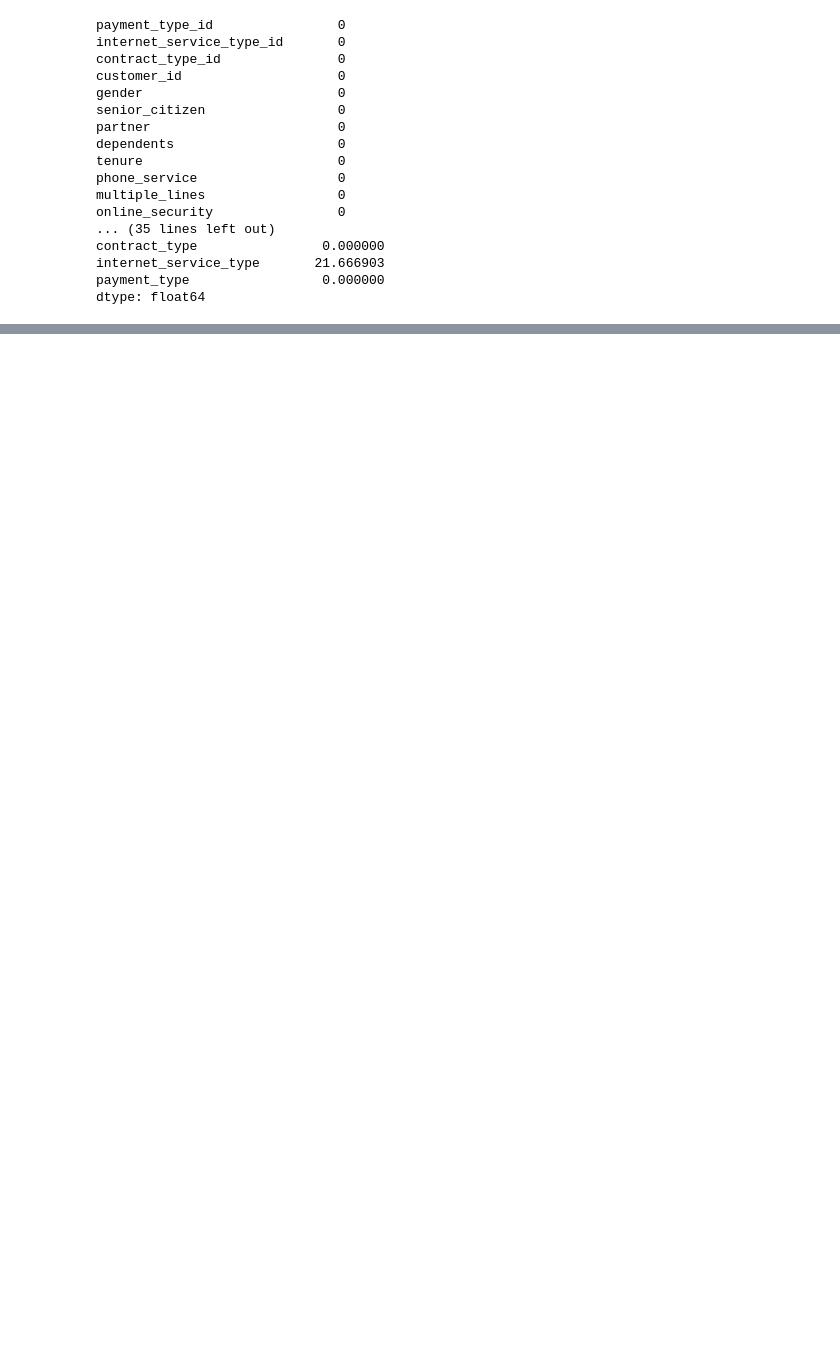
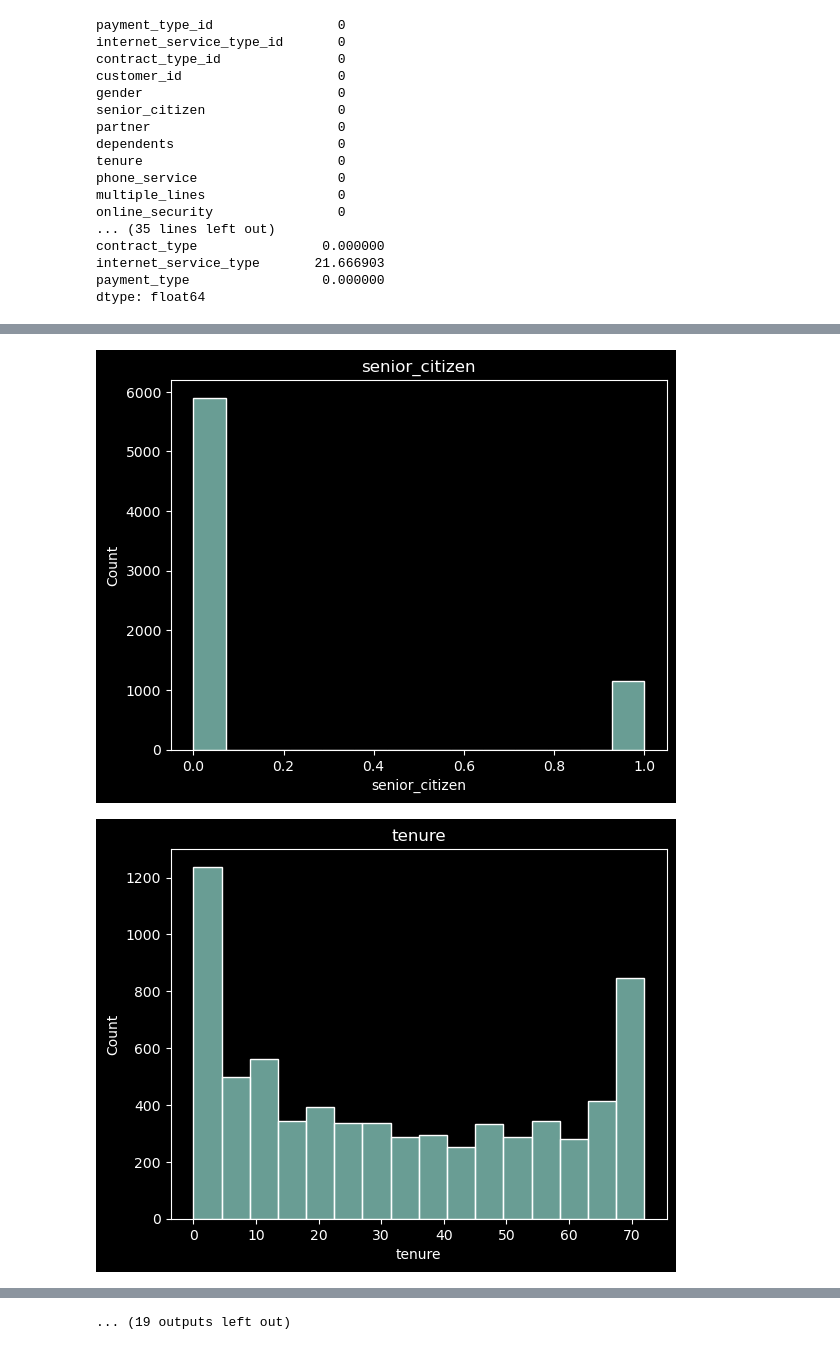
Before and after one commit to Ramiro-Lopez/telco_churn_project, a Jupyter notebook: pap.ipynb, the cells around one changed output, grey strips where cells are left out. Drawn from its saved outputs; the diff is of its cells as text; code cells hidden in the pictures; blank space fills up the shorter version.

```diff
--- a/pap.ipynb
+++ b/pap.ipynb
@@ -399,0 +467,19 @@ def prep_telco(df):
+# %%
+# create an empty list to hold numeric column names
+num_cols = []
+
+# iteratre through all columns
+# check if it is an intiger or float dtype using np.issubdtype()
+# append numeric column names to empty list
+for col in df.columns:
+    if np.issubdtype(df[col].dtype, np.integer) or np.issubdtype(df[col].dtype, np.floating):
+        num_cols.append(col)
+
+# plot histogrames for each numeric column
+for col in num_cols:
+    sns.histplot(df[col])
+    plt.title(col)
+    plt.show()
+# %% [output]
+[figure, added]
+[figure, added]
@@ -399,0 +496 @@ def prep_telco(df):
+... (19 outputs left out)
```
Also changed, not shown: parts of 45 cells of this notebook.
